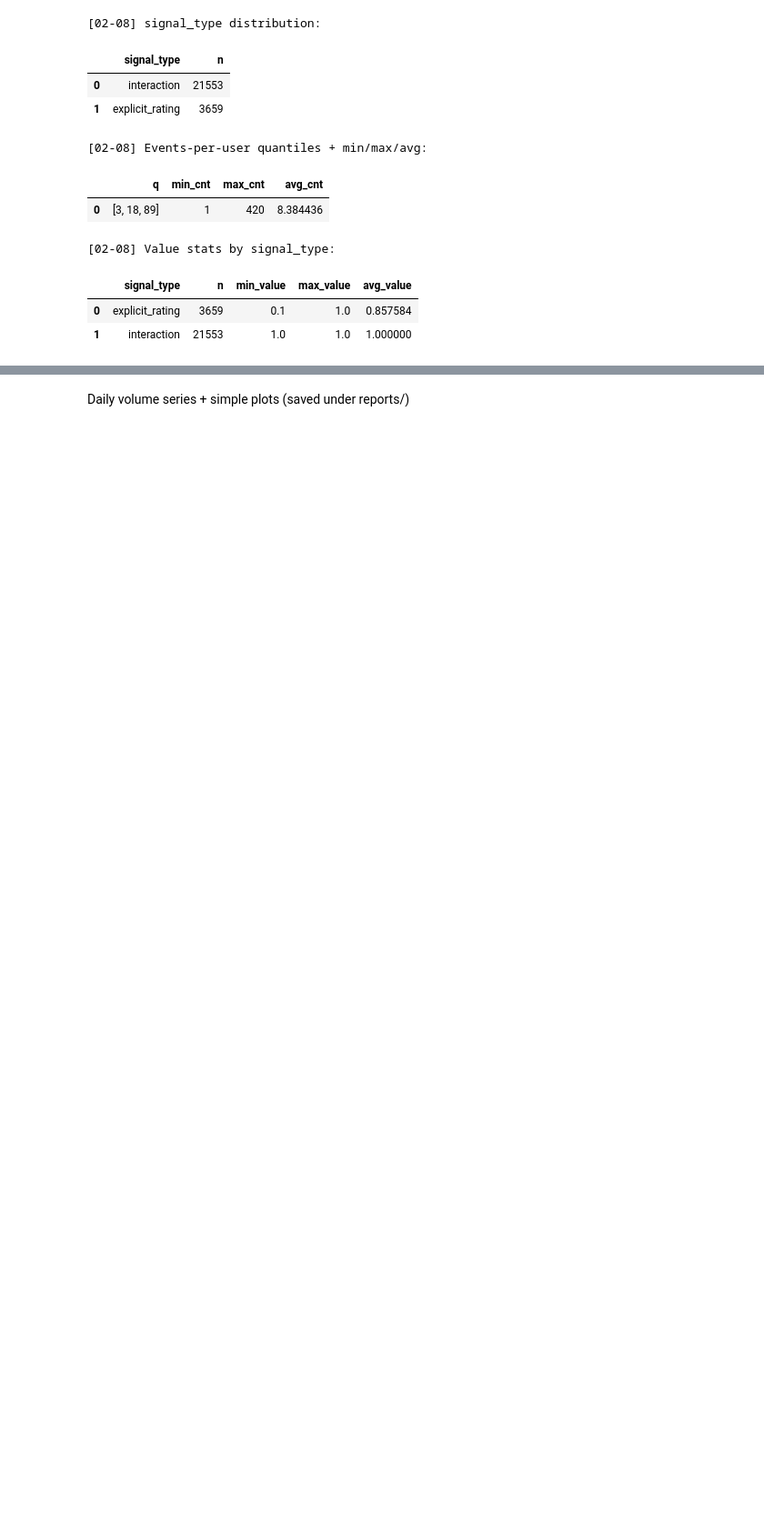
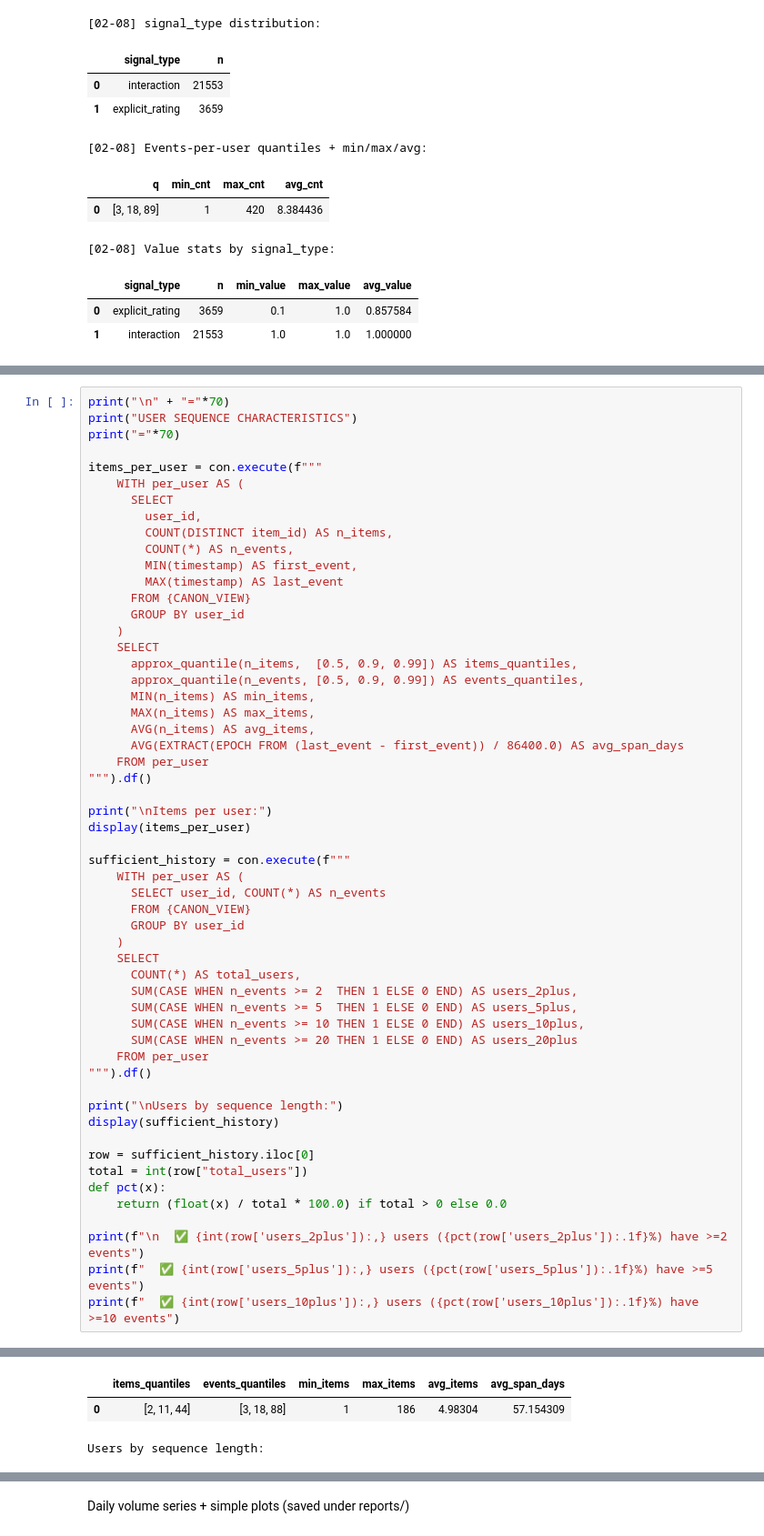
Before and after one commit to jamalla/mooc-coldstart-session-meta, a Jupyter notebook: notebooks/02_eda_target_mooc.ipynb, the cells around one changed output, grey strips where cells are left out. Shown: that part at 91% size. Drawn from its saved outputs; the diff is of its cells as text; blank space fills up the shorter version.

```diff
--- a/notebooks/02_eda_target_mooc.ipynb
+++ b/notebooks/02_eda_target_mooc.ipynb
@@ -410,0 +413,56 @@ display(value_stats)
+# %%
+print("\n" + "="*70)
+print("USER SEQUENCE CHARACTERISTICS")
+print("="*70)
+
+items_per_user = con.execute(f"""
+    WITH per_user AS (
+      SELECT
+        user_id,
+        COUNT(DISTINCT item_id) AS n_items,
+        COUNT(*) AS n_events,
+        MIN(timestamp) AS first_event,
+        MAX(timestamp) AS last_event
+      FROM {CANON_VIEW}
+      GROUP BY user_id
+    )
+    SELECT
+      approx_quantile(n_items,  [0.5, 0.9, 0.99]) AS items_quantiles,
+      approx_quantile(n_events, [0.5, 0.9, 0.99]) AS events_quantiles,
+      MIN(n_items) AS min_items,
+      MAX(n_items) AS max_items,
+      AVG(n_items) AS avg_items,
+      AVG(EXTRACT(EPOCH FROM (last_event - first_event)) / 86400.0) AS avg_span_days
+    FROM per_user
+""").df()
+
+print("\nItems per user:")
+display(items_per_user)
+
+sufficient_history = con.execute(f"""
+    WITH per_user AS (
+      SELECT user_id, COUNT(*) AS n_events
+      FROM {CANON_VIEW}
+      GROUP BY user_id
+    )
+    SELECT
+      COUNT(*) AS total_users,
+      SUM(CASE WHEN n_events >= 2  THEN 1 ELSE 0 END) AS users_2plus,
+      SUM(CASE WHEN n_events >= 5  THEN 1 ELSE 0 END) AS users_5plus,
+      SUM(CASE WHEN n_events >= 10 THEN 1 ELSE 0 END) AS users_10plus,
+      SUM(CASE WHEN n_events >= 20 THEN 1 ELSE 0 END) AS users_20plus
+    FROM per_user
+""").df()
+
+print("\nUsers by sequence length:")
+display(sufficient_history)
+
+row = sufficient_history.iloc[0]
+total = int(row["total_users"])
+def pct(x):
+    return (float(x) / total * 100.0) if total > 0 else 0.0
+
+print(f"\n  ✅ {int(row['users_2plus']):,} users ({pct(row['users_2plus']):.1f}%) have >=2 events")
+print(f"  ✅ {int(row['users_5plus']):,} users ({pct(row['users_5plus']):.1f}%) have >=5 events")
+print(f"  ✅ {int(row['users_10plus']):,} users ({pct(row['users_10plus']):.1f}%) have >=10 events")
+# %% [output]
@@ -410,0 +474,3 @@ display(value_stats)
+|  | items_quantiles | events_quantiles | min_items | max_items | avg_items | avg_span_days |
+| 0 | [2, 11, 44] | [3, 18, 88] | 1 | 186 | 4.98304 | 57.154309 |
+Users by sequence length:
```
Also changed, not shown: parts of 12 cells of this notebook.
